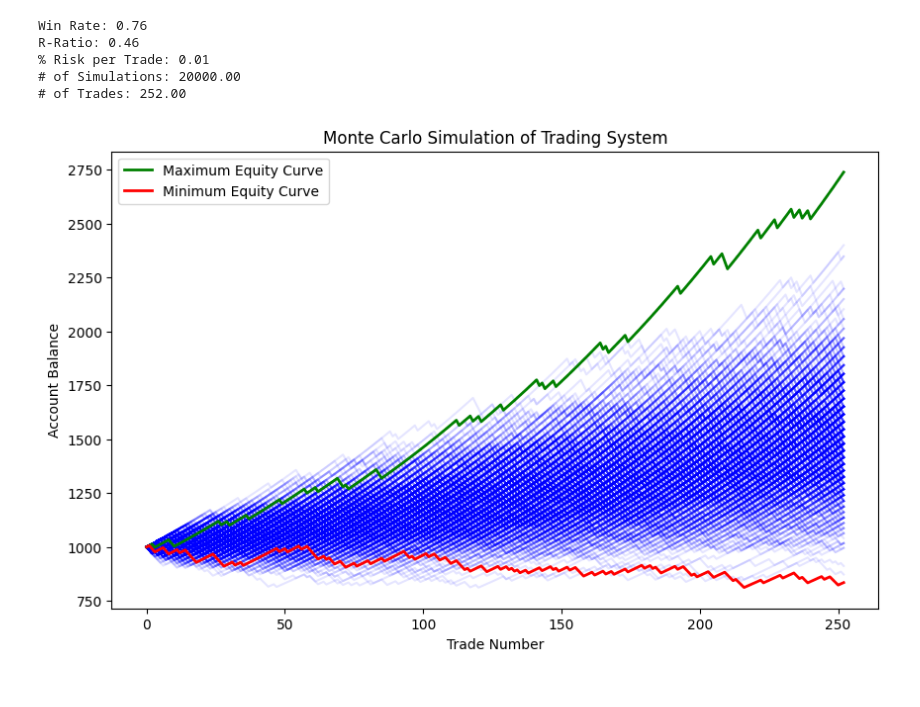
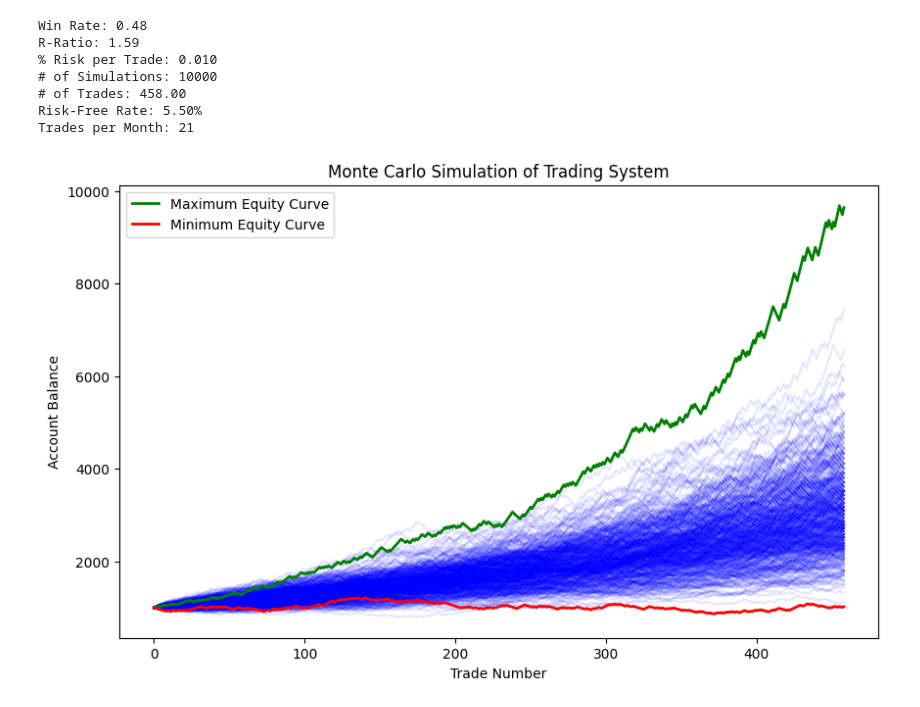
Before and after one commit to ergodique/Portfolio, a Jupyter notebook: Monte Carlo Simulation Equity Curve/monte_carlo_jupyter_version.ipynb, the cells around one changed output. Saved outputs shown, nothing was run; the diff lists cells and outputs as text; code cells hidden in the pictures.

Commit message:
account statement ve monte carlo değişiklik

```diff
--- a/Monte Carlo Simulation Equity Curve/monte_carlo_jupyter_version.ipynb
+++ b/Monte Carlo Simulation Equity Curve/monte_carlo_jupyter_version.ipynb
@@ -13,18 +13,34 @@ def calculate_drawdown(balances):
         drawdowns.append(drawdown)
     return drawdowns
 
-def monte_carlo_simulation(win_rate, reward_to_risk, risk_per_trade, num_simulations, num_trades):
+def calculate_sharpe_ratio(returns, risk_free_rate):
+    excess_returns = returns - risk_free_rate / 12  # Monthly risk-free rate
+    sharpe_ratio = np.mean(excess_returns) / np.std(excess_returns)
+    return sharpe_ratio * np.sqrt(12)  # Annualize the Sharpe ratio
+
+def calculate_sortino_ratio(returns, risk_free_rate):
+    excess_returns = returns - risk_free_rate / 12  # Monthly risk-free rate
+    downside_returns = excess_returns[excess_returns < 0]
+    if len(downside_returns) == 0:
+        return np.nan  # If no downside returns, Sortino ratio is not defined
+    downside_deviation = np.std(downside_returns)
+    sortino_ratio = np.mean(excess_returns) / downside_deviation
+    return sortino_ratio * np.sqrt(12)  # Annualize the Sortino ratio
+
+def monte_carlo_simulation(win_rate, reward_to_risk, risk_per_trade, num_simulations, num_trades, trades_per_month, risk_free_rate):
     all_balances = []
     final_balances = []
     max_drawdowns = []
+    all_monthly_returns = []
 
     start_balance = 1000
 
     for _ in range(num_simulations):
-        balance = start_balance  # Starting with a balance of 1 for simplicity
+        balance = start_balance
         balances = [balance]
+        monthly_returns = []
 
-        for _ in range(num_trades):
+        for trade in range(1, num_trades + 1):
             if np.random.rand() < win_rate:
                 # Win trade
                 balance += balance * risk_per_trade * reward_to_risk
@@ -32,19 +48,19 @@ def monte_carlo_simulation(win_rate, reward_to_risk, risk_per_trade, num_simulat
                 # Lose trade
                 balance -= balance * risk_per_trade
 
+            if trade % trades_per_month == 0:  # Aggregate returns every trades_per_month trades
+                monthly_return = balance / balances[-trades_per_month] - 1 if len(balances) >= trades_per_month else balance / start_balance - 1
+                monthly_returns.append(monthly_return)
+
             balances.append(balance)
 
         all_balances.append(balances)
         final_balances.append(balance)
         max_drawdowns.append(max(calculate_drawdown(balances)))
-
-    # # Plot the results
-    # plt.figure(figsize=(10, 6))
-    # for balances in all_balances[:1000]:
-    #     plt.plot(balances, color='blue', alpha=0.1)
+        all_monthly_returns.append(monthly_returns)
 
     # Select 1000 random simulations for plotting
-    random_indices = random.sample(range(num_simulations), min(1000, num_simulations))
+    random_indices = random.sample(range(num_simulations), min(500, num_simulations))
 
     # Plot the results
     plt.figure(figsize=(10, 6))
@@ -53,46 +69,60 @@ def monte_carlo_simulation(win_rate, reward_to_risk, risk_per_trade, num_simulat
 
     plt.plot(all_balances[np.argmax(final_balances)], color='green', linewidth=2, label='Maximum Equity Curve')
     plt.plot(all_balances[np.argmin(final_balances)], color='red', linewidth=2, label='Minimum Equity Curve')
     plt.title('Monte Carlo Simulation of Trading System')
     plt.xlabel('Trade Number')
     plt.ylabel('Account Balance')
     plt.legend()
     plt.show()
 
     # Statistical summary of final balances and drawdowns
     max_drawdown_worst_case = max(max_drawdowns)
     mean_drawdown = np.mean(max_drawdowns)
     drawdown_99_percentile = np.percentile(max_drawdowns, 99)
 
-
     print(f'Starting Balance: {start_balance:.2f}')
     print(f'Mean Final Balance: {np.mean(final_balances):.2f}')
     print(f'Standard Deviation: {np.std(final_balances):.2f}')
     print(f'Minimum Final Balance: {np.min(final_balances):.2f}')
     print(f'Maximum Final Balance: {np.max(final_balances):.2f}')
     print(f'Maximum Drawdown of Worst Case: {max_drawdown_worst_case:.2f}')
     print(f'Mean Maximum Drawdown: {mean_drawdown:.2f}')
     print(f'99th Percentile Drawdown: {drawdown_99_percentile:.2f}')
 
+    # Flatten all monthly returns to calculate Sharpe and Sortino ratios
+    all_monthly_returns_flat = np.concatenate(all_monthly_returns)
+
+    sharpe_ratio = calculate_sharpe_ratio(all_monthly_returns_flat, risk_free_rate)
+    sortino_ratio = calculate_sortino_ratio(all_monthly_returns_flat, risk_free_rate)
+
+    print(f'Sharpe Ratio: {sharpe_ratio:.2f}')
+    print(f'Sortino Ratio: {sortino_ratio:.2f}')
+
 # Example usage
-win_rate = 0.76  # put win rate here
-reward_to_risk = 0.46  # Reward to risk ratio
-risk_per_trade = 0.015  # Risking % of the trade
-num_simulations = 20000  # Run X number of simulations
-num_trades = 252  # Each simulation runs for X trades
+win_rate = 0.48  # put win rate here
+reward_to_risk = 1.59  # Reward to risk ratio
+risk_per_trade = 0.01  # Risking % of the trade
+num_simulations = 10000  # Run X number of simulations
+num_trades = 458  # Each simulation runs for X trades
+trades_per_month = 21  # Number of trades per month
+risk_free_rate = 0.055  # Annual risk-free rate
 
 print(f'Win Rate: {win_rate:.2f}')
 print(f'R-Ratio: {reward_to_risk:.2f}')
-print(f'% Risk per Trade: {risk_per_trade:.2f}')
-print(f'# of Simulations: {num_simulations:.2f}')
+print(f'% Risk per Trade: {risk_per_trade:.3f}')
+print(f'# of Simulations: {num_simulations:.0f}')
 print(f'# of Trades: {num_trades:.2f}')
+print(f'Risk-Free Rate: {risk_free_rate:.2%}')
+print(f'Trades per Month: {trades_per_month}')
 
-monte_carlo_simulation(win_rate, reward_to_risk, risk_per_trade, num_simulations, num_trades)
+monte_carlo_simulation(win_rate, reward_to_risk, risk_per_trade, num_simulations, num_trades, trades_per_month, risk_free_rate)
 # %% [output]
-Win Rate: 0.76
-R-Ratio: 0.46
-% Risk per Trade: 0.01
-# of Simulations: 20000.00
-# of Trades: 252.00
+Win Rate: 0.48
+R-Ratio: 1.59
+% Risk per Trade: 0.010
+# of Simulations: 10000
+# of Trades: 458.00
+Risk-Free Rate: 5.50%
+Trades per Month: 21
-[figure, old version]
+[figure, new version]
 Starting Balance: 1000.00
```
Also changed, not shown: parts of 2 cells of this notebook, 1 other file.
